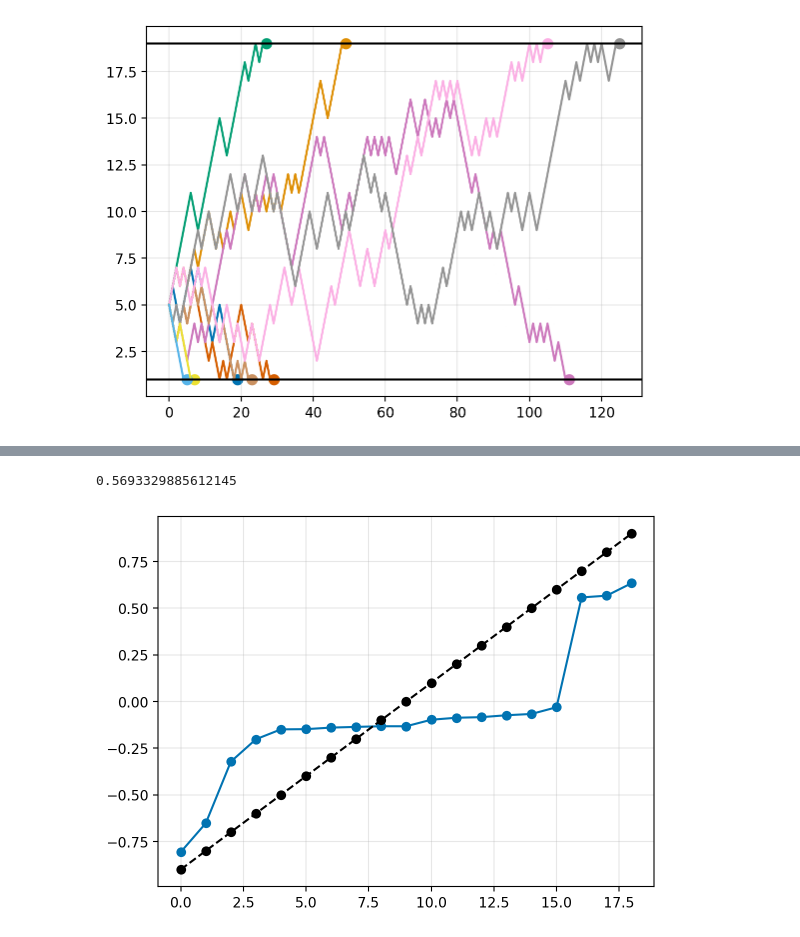
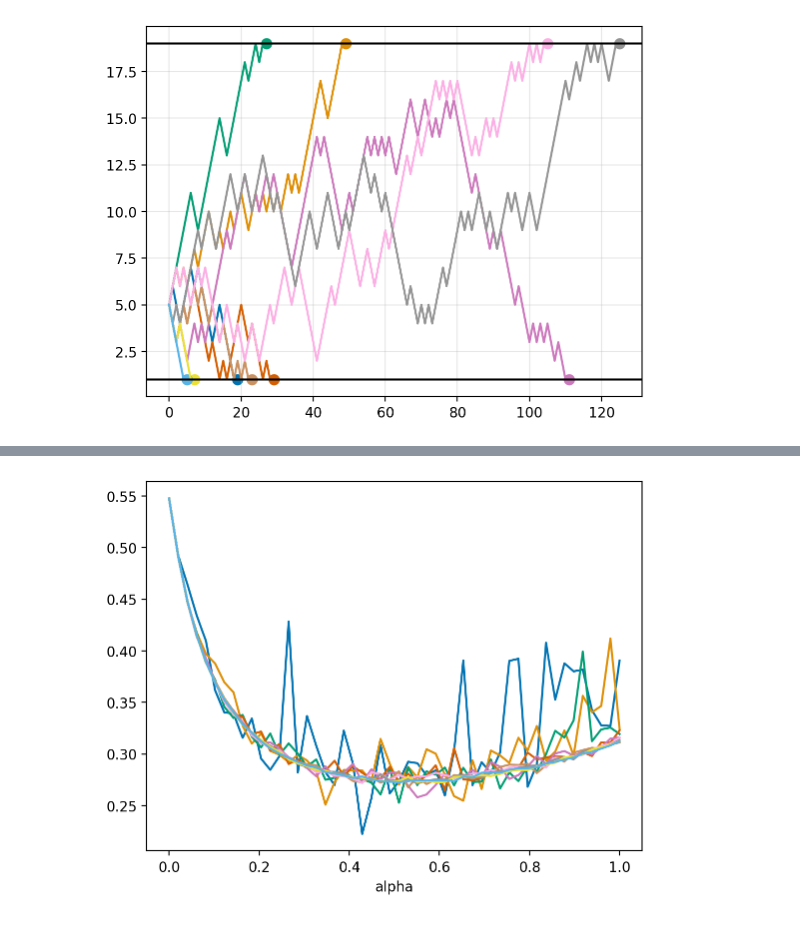
Before and after one commit to gerdm/reinforcement-learning, a Jupyter notebook: notebooks/ch07/random-walk-tdn.ipynb, the cells around one changed output, grey strips where cells are left out. Cells and saved outputs as stored; diff of their text form; code cells hidden in the pictures.

```diff
--- a/notebooks/ch07/random-walk-tdn.ipynb
+++ b/notebooks/ch07/random-walk-tdn.ipynb
@@ -189,14 +188,25 @@ def run_and_update_tdn(value, s, alpha, gamma, td_size):
 
     return value
 # %%
-value_init = np.zeros(n_states) + 0.5
-value_init[0] = 0.0
+value_init = np.zeros(n_states)
+
 alpha = 0.4
 gamma  = 1.0
 sinit = 9
+td_size = 4
 
+n_episodes = 10
 n_sims = 100
-value = value_init.copy()
-for n in range(n_sims):
-    set_seed(3141 + n)
-    value = run_and_update_tdn(value, sinit, alpha, gamma, 4)
+
+def tdn_value_sims(
+        value_init, sinit, alpha, gamma, td_size, n_sims, n_episodes
+    ):
+    value_all = 0.0
+    for n in range(n_sims):
+        value = value_init.copy()
+        for e in range(n_episodes):
+            # set_seed(3141 + n)
+            value = run_and_update_tdn(value, sinit, alpha, gamma, td_size)
+        value_all += value
+    value_all /= n_sims
+    return value_all
@@ -207,10 +213,22 @@ np.sqrt(np.power(value[:1] - value_array, 2).mean())
-# %%
-np.sqrt(np.power(value[:1] - value_array, 2).mean())
-# %% [output]
-0.5693329885612145
-# %%
-plt.plot(value[1:], marker="o")
-plt.plot(value_array, c="black", linestyle="--", marker="o")
-plt.grid(alpha=0.3)
-# %% [output]
-[figure, removed]
+# %%
+n_values =[2 ** n for n in range(10)]
+alpha_values = np.linspace(0, 1, 50)
+# %%
+items = list(product(n_values, alpha_values))
+
+collection = []
+for n, a in tqdm(items):
+    value = tdn_value_sims(value_init, sinit, a, gamma, td_size, n, n_episodes)
+    err = np.sqrt(np.power(value[1:] - value_array, 2).mean())
+    collection.append({
+        "n": n,
+        "alpha": a,
+        "rmse": err,
+    })
+# %%
+res = pd.DataFrame(collection)
+# %%
+for n in n_values:
+    res.query("n == @n").set_index("alpha")["rmse"].plot()
+# %% [output]
+[figure, added]
```
Also changed, not shown: parts of 4 cells of this notebook.
